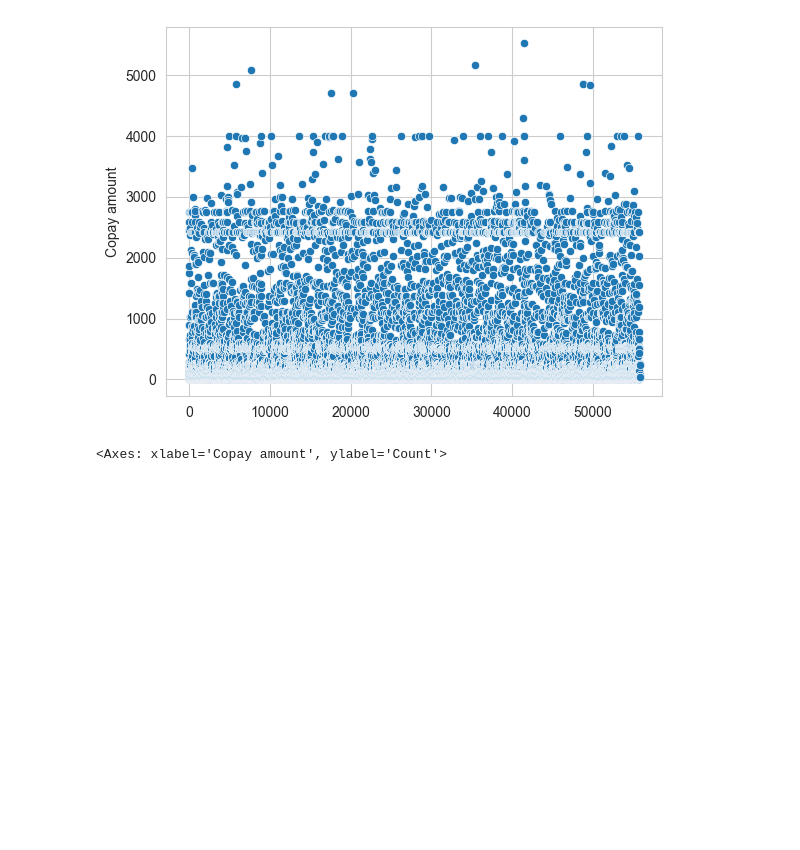
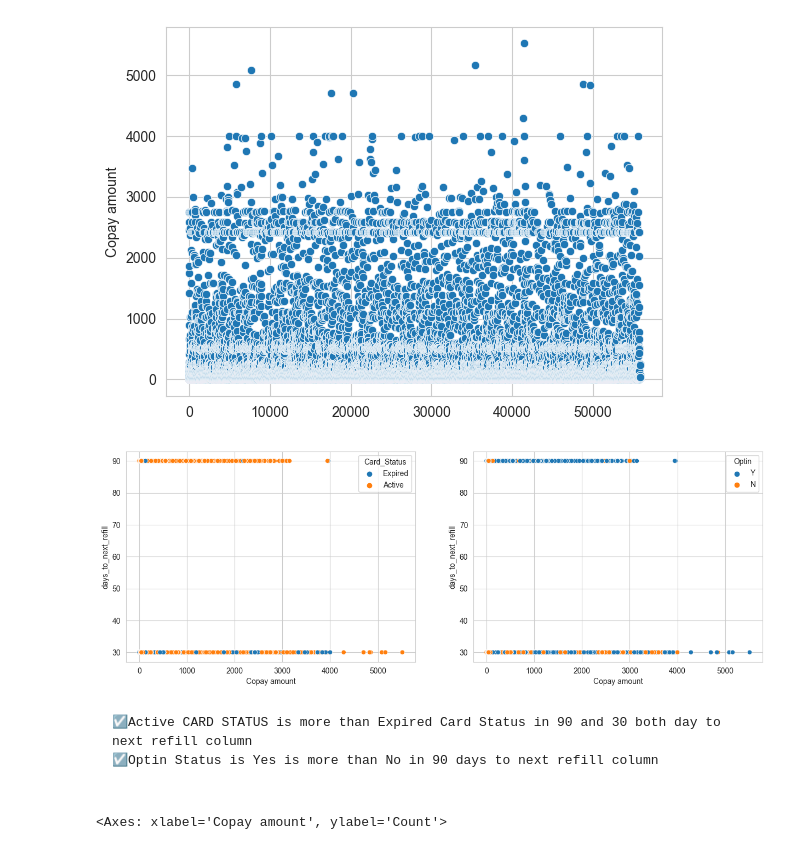
Before and after one commit to Abhishek4209/Amzen-Analytics-Case-study, a Jupyter notebook: notebooks/EDA.ipynb, the cells around one changed output. Drawn from its saved outputs; the diff is of its cells as text; code cells hidden in the pictures; blank space fills up the shorter version.

````diff
--- a/notebooks/EDA.ipynb
+++ b/notebooks/EDA.ipynb
@@ -238,6 +243,21 @@ sns.scatterplot(slippage_data["Copay amount"])
 # %% [output]
 <Axes: ylabel='Copay amount'>
 [figure]
+# %%
+plt.figure(figsize=(15,5))
+plt.subplot(1,2,1)
+sns.scatterplot(x="Copay amount",y="days_to_next_refill",data=slippage_data,hue="Card_Status")
+plt.subplot(1,2,2)
+sns.scatterplot(x="Copay amount",y="days_to_next_refill",data=slippage_data,hue="Optin")
+plt.show()
+# %% [output]
+[figure, added]
+# %% [markdown]
+```
+☑️Active CARD STATUS is more than Expired Card Status in 90 and 30 both day to next refill column
+☑️Optin Status is Yes is more than No in 90 days to next refill column
+
+```
 # %%
 sns.histplot(slippage_data["Copay amount"],bins=50,kde=True)
 # %% [output]
````
Also changed, not shown: parts of 2 cells of this notebook, 2 other files.
